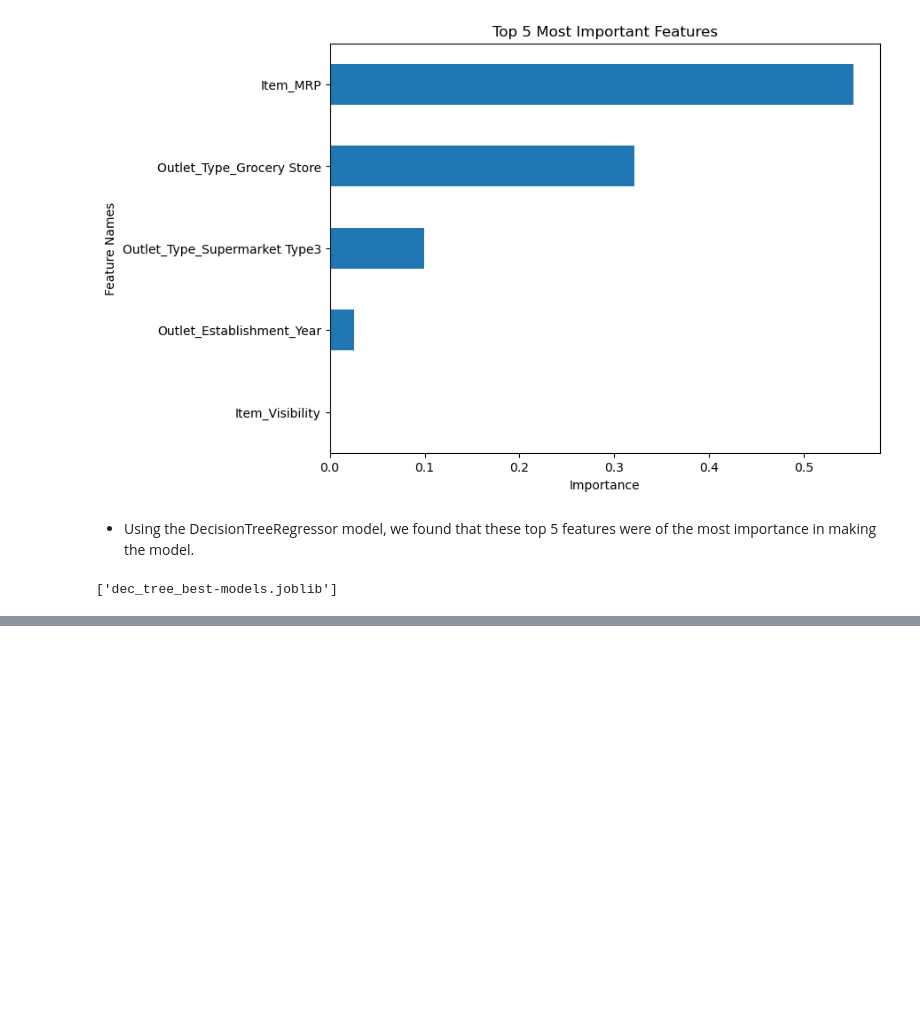
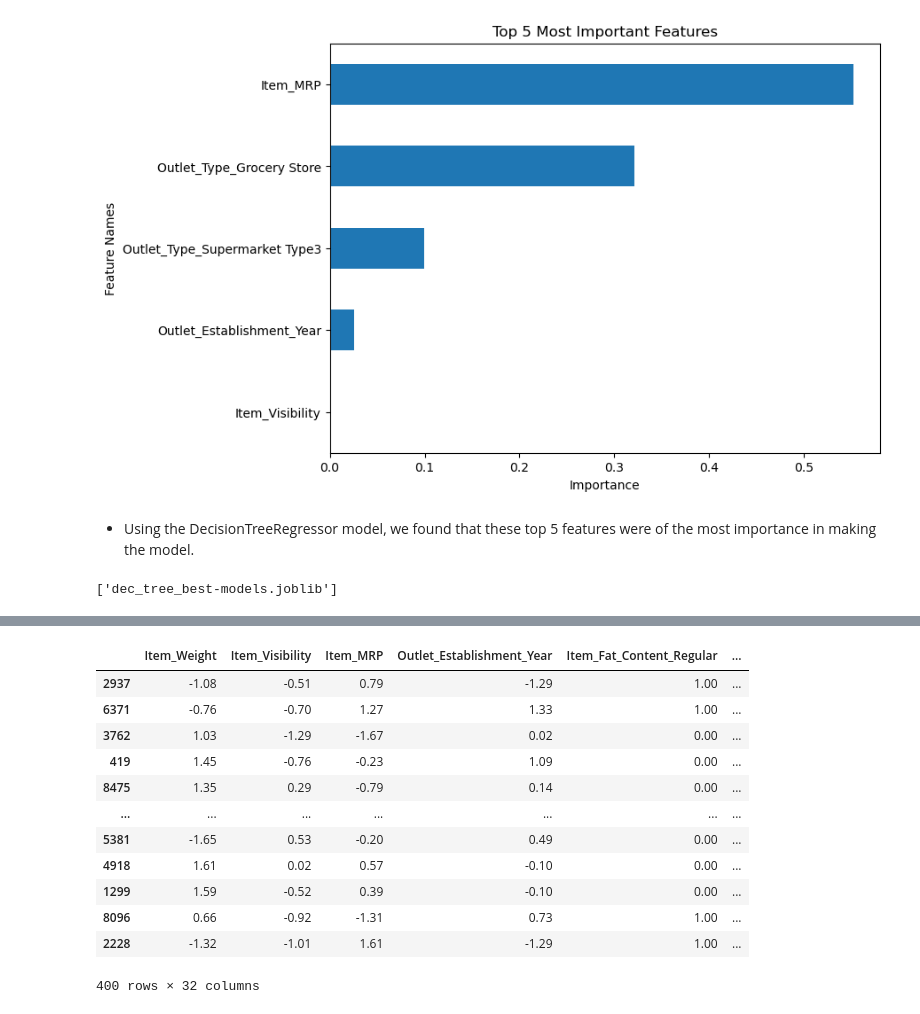
Before and after one commit to hansolothe3rd/Food-Sales-Predictions, a Jupyter notebook: Project 1 - Revisited.ipynb, the cells around one changed output, grey strips where cells are left out. Drawn from its saved outputs; the diff is of its cells as text; code cells hidden in the pictures; blank space fills up the shorter version.

```diff
--- a/Project 1 - Revisited.ipynb
+++ b/Project 1 - Revisited.ipynb
@@ -646,0 +677,17 @@ joblib.dump(export, 'dec_tree_best-models.joblib')
+# %%
+X_shap = shap.sample(X_train_df, nsamples=400, random_state=42)
+X_shap
+# %% [output]
+|  | Item_Weight | Item_Visibility | Item_MRP | Outlet_Establishment_Year | Item_Fat_Content_Regular | ... |
+| 2937 | -1.08 | -0.51 | 0.79 | -1.29 | 1.00 | ... |
+| 6371 | -0.76 | -0.70 | 1.27 | 1.33 | 1.00 | ... |
+| 3762 | 1.03 | -1.29 | -1.67 | 0.02 | 0.00 | ... |
+| 419 | 1.45 | -0.76 | -0.23 | 1.09 | 0.00 | ... |
+| 8475 | 1.35 | 0.29 | -0.79 | 0.14 | 0.00 | ... |
+| ... | ... | ... | ... | ... | ... | ... |
+| 5381 | -1.65 | 0.53 | -0.20 | 0.49 | 0.00 | ... |
+| 4918 | 1.61 | 0.02 | 0.57 | -0.10 | 0.00 | ... |
+| 1299 | 1.59 | -0.52 | 0.39 | -0.10 | 0.00 | ... |
+| 8096 | 0.66 | -0.92 | -1.31 | 0.73 | 1.00 | ... |
+| 2228 | -1.32 | -1.01 | 1.61 | -1.29 | 1.00 | ... |
+400 rows × 32 columns
```
Also changed, not shown: parts of 15 cells of this notebook, 6 other files.
